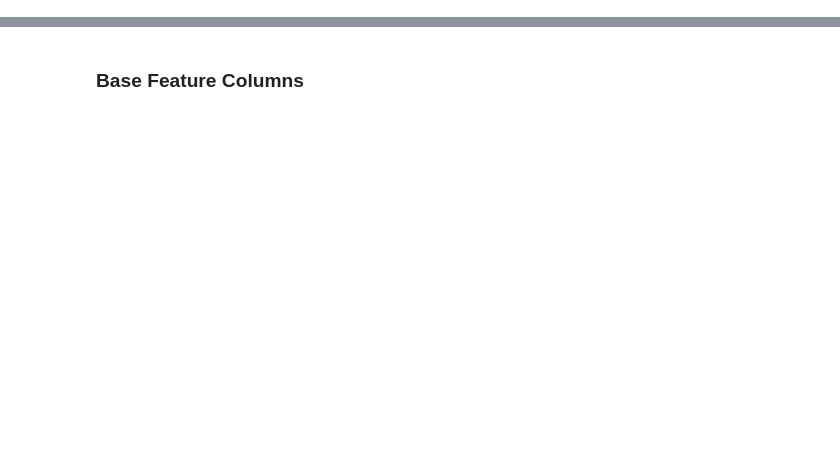
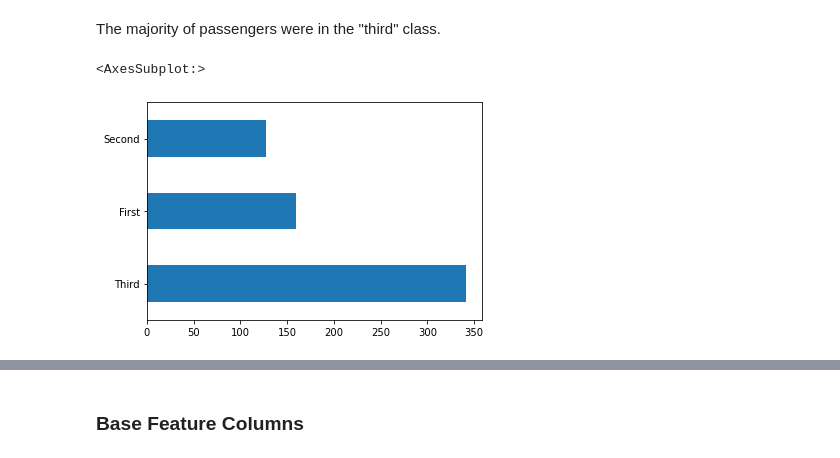
Before and after one commit to llv22/tensorflow_daily, a Jupyter notebook: 01_regression/linear.ipynb, the cells around one changed output, grey strips where cells are left out. Cells and saved outputs as stored; diff of their text form; code cells hidden in the pictures; blank space fills up the shorter version.

```diff
--- a/01_regression/linear.ipynb
+++ b/01_regression/linear.ipynb
@@ -194,0 +115,7 @@ A feature column is an abstract concept of any raw or derived variable that can
+# %% [markdown]
+The majority of passengers were in the "third" class.
+# %%
+dftrain['class'].value_counts().plot(kind='barh')
+# %% [output]
+<AxesSubplot:>
+[figure, added]
```
Also changed, not shown: parts of 132 cells of this notebook, 1 other file.
